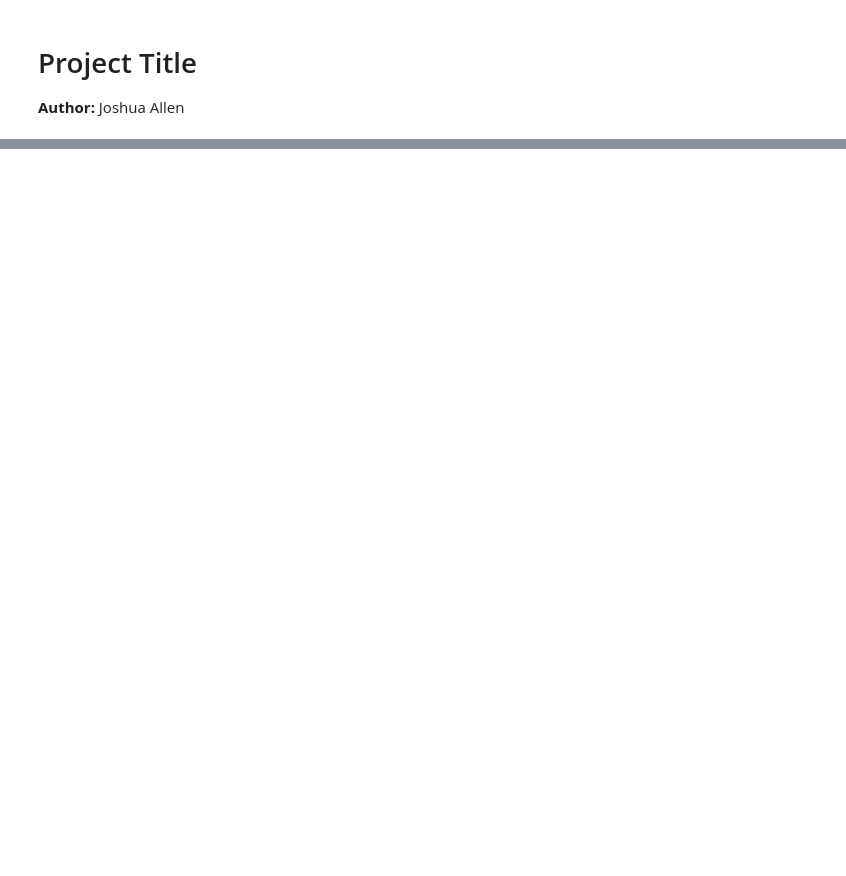
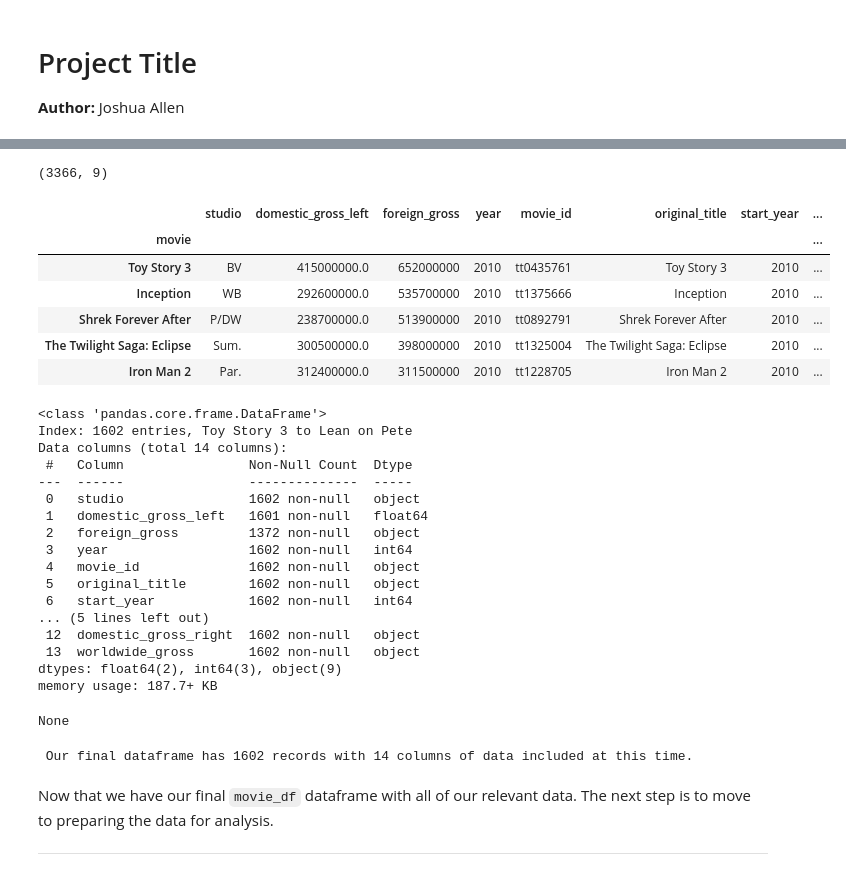
Before and after one commit to uijallen/Microsoft_Movie_Analysis, a Jupyter notebook: Microsoft_Movie_Analysis.ipynb, the cells around one changed output, grey strips where cells are left out. Drawn from its saved outputs; the diff is of its cells as text; code cells hidden in the pictures; blank space fills up the shorter version.

Commit message:
Finished loading data and merging dataframes.  Next up is cleaning the dataframe

```diff
--- a/Microsoft_Movie_Analysis.ipynb
+++ b/Microsoft_Movie_Analysis.ipynb
@@ -110,0 +104,5 @@ mov_gross.loc[mov_gross['title'].str.contains('Pirates')]
+# %%
+# creating a function that simply prints a divider to separate items that are
+# being displayed or printed later in the project)
+def divider():
+    return '****************************************************************'
@@ -110,0 +251,10 @@ mov_gross.loc[mov_gross['title'].str.contains('Pirates')]
+# %%
+# Assigning more usable names to the movie_budgets and movie_gross dataframes
+budgets = table_dict['ZippedData/tn.movie_budgets.csv']
+gross = table_dict['ZippedData/bom.movie_gross.csv']
+
+# Displaying the head and info of each to ensure the dataframes have been
+# properly stored in their respective variable names.
+display(basics.head())
+display(budgets.head())
+display(gross.head())
@@ -110,0 +282,14 @@ mov_gross.loc[mov_gross['title'].str.contains('Pirates')]
+# %%
+# Before merging, renaming relevant title columns to 'movies' and setting each
+# of these to be the index of its respective dataframe.
+
+basics.rename(columns={'primary_title':'movie'}, inplace=True)
+basics.set_index('movie', inplace=True)
+display(basics.head(1))
+
+budgets.set_index('movie', inplace=True)
+display(budgets.head(1))
+
+gross.rename(columns={'title':'movie'}, inplace=True)
+gross.set_index('movie', inplace=True)
+display(gross.head(1))
@@ -110,0 +306,46 @@ mov_gross.loc[mov_gross['title'].str.contains('Pirates')]
+# %%
+# Merging gross and basics based upon the name and year released
+combo_df1 = gross.merge(basics, on='movie')
+#checking to ensure the merge worked
+combo_df1.head()
+# %% [output]
+(3366, 9)
+# %%
+# Now merging combo_df1 with the budgets dataframe
+
+movie_df = combo_df1.merge(budgets, on='movie',
+                           suffixes=('_left', '_right'))
+display(movie_df.head())
+display(movie_df.info())
+print(f'\n Our final dataframe has {movie_df.shape[0]} records with {movie_df.shape[1]} columns of data included at this time.')
+# %% [output]
+|  | studio | domestic_gross_left | foreign_gross | year | movie_id | original_title | start_year | ... |
+| movie |  |  |  |  |  |  |  | ... |
+| Toy Story 3 | BV | 415000000.0 | 652000000 | 2010 | tt0435761 | Toy Story 3 | 2010 | ... |
+| Inception | WB | 292600000.0 | 535700000 | 2010 | tt1375666 | Inception | 2010 | ... |
+| Shrek Forever After | P/DW | 238700000.0 | 513900000 | 2010 | tt0892791 | Shrek Forever After | 2010 | ... |
+| The Twilight Saga: Eclipse | Sum. | 300500000.0 | 398000000 | 2010 | tt1325004 | The Twilight Saga: Eclipse | 2010 | ... |
+| Iron Man 2 | Par. | 312400000.0 | 311500000 | 2010 | tt1228705 | Iron Man 2 | 2010 | ... |
+<class 'pandas.core.frame.DataFrame'>
+Index: 1602 entries, Toy Story 3 to Lean on Pete
+Data columns (total 14 columns):
+ #   Column                Non-Null Count  Dtype
+---  ------                --------------  -----
+ 0   studio                1602 non-null   object
+ 1   domestic_gross_left   1601 non-null   float64
+ 2   foreign_gross         1372 non-null   object
+ 3   year                  1602 non-null   int64
+ 4   movie_id              1602 non-null   object
+ 5   original_title        1602 non-null   object
+ 6   start_year            1602 non-null   int64
+... (5 lines left out)
+ 12  domestic_gross_right  1602 non-null   object
+ 13  worldwide_gross       1602 non-null   object
+dtypes: float64(2), int64(3), object(9)
+memory usage: 187.7+ KB
+None
+ Our final dataframe has 1602 records with 14 columns of data included at this time.
+# %% [markdown]
+Now that we have our final `movie_df` dataframe with all of our relevant data.  The next step is to move to preparing the data for analysis.
+
+---
```
Also changed, not shown: parts of 28 cells of this notebook, 16 other files.
